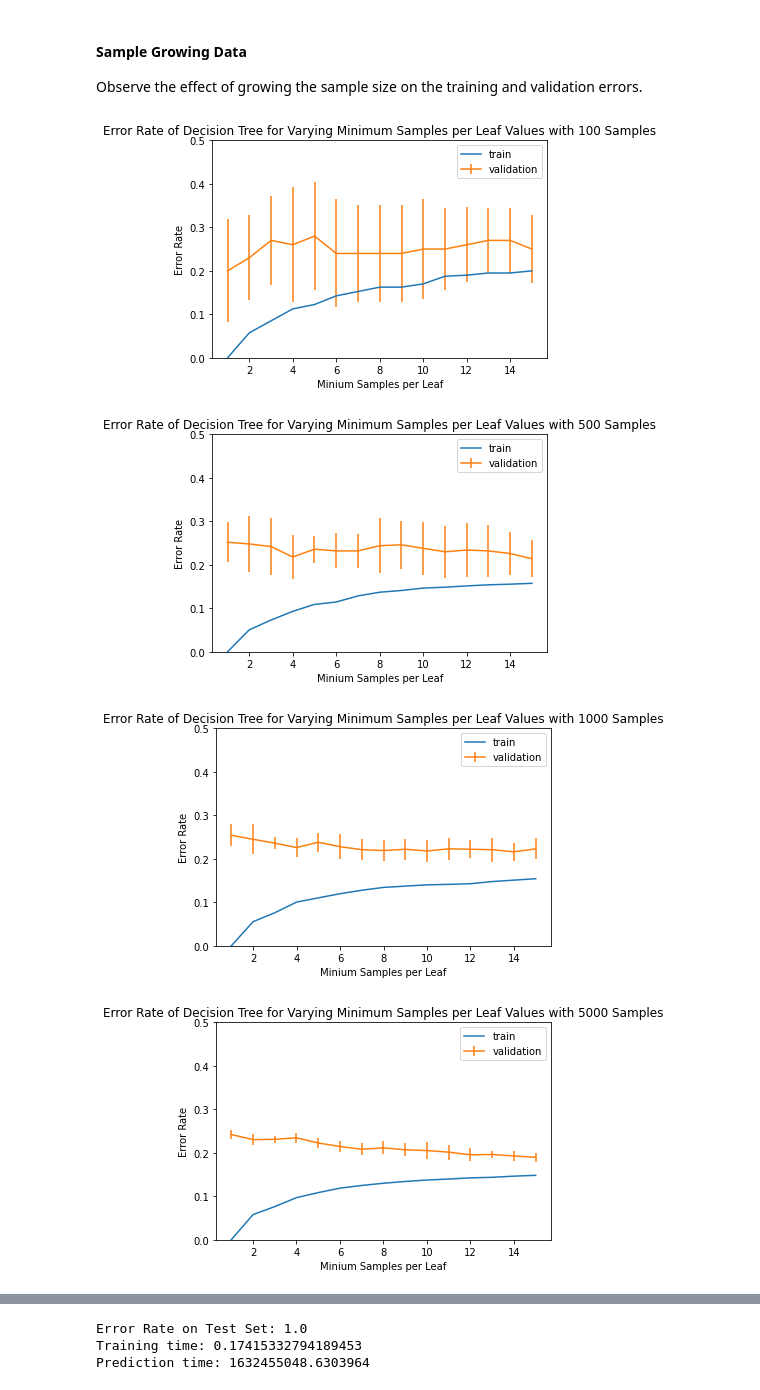
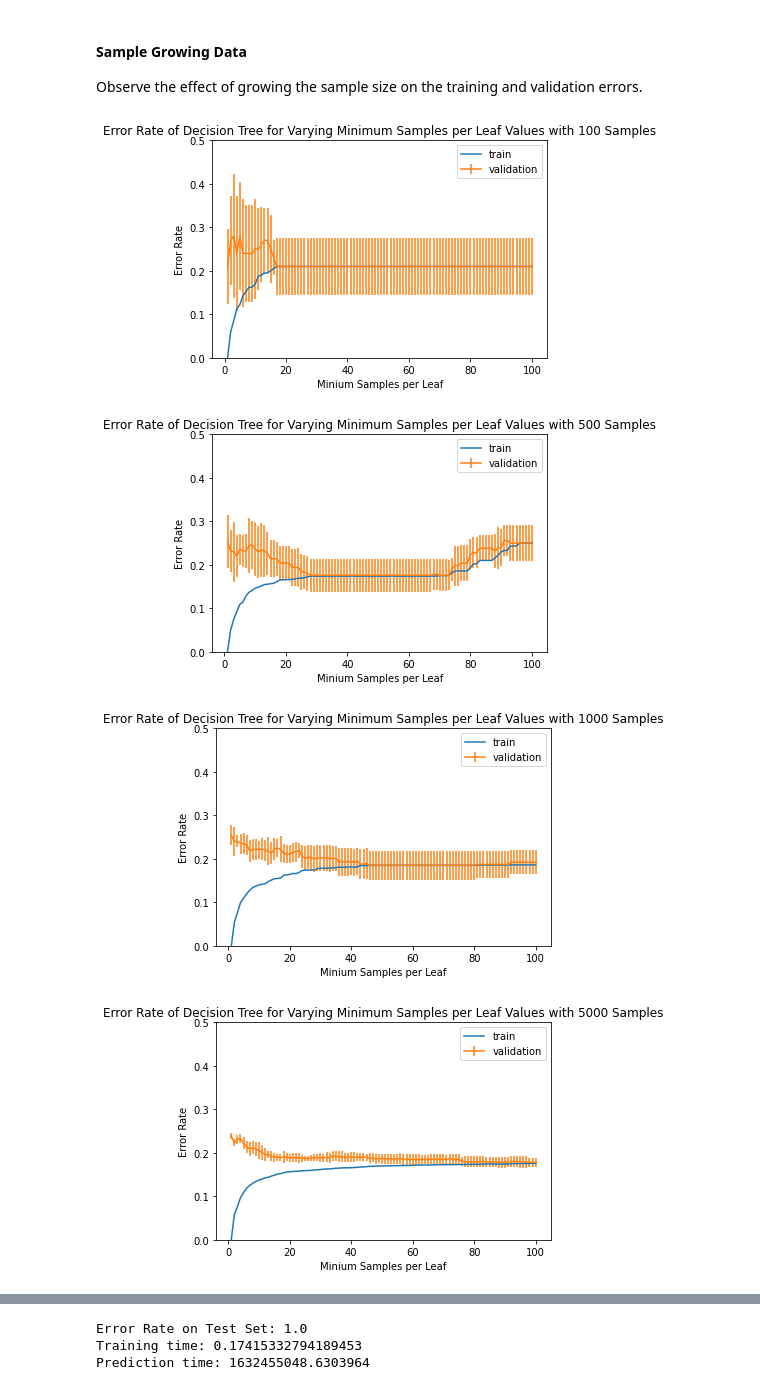
Before and after one commit to chrismartel/COMP551, a Jupyter notebook: adult_salary.ipynb, the cells around one changed output, grey strips where cells are left out. Cells and saved outputs as stored; diff of their text form; code cells hidden in the pictures.

```diff
--- a/adult_salary.ipynb
+++ b/adult_salary.ipynb
@@ -322,13 +335,13 @@ min_samples_per_leaves_list = list(range(1,16)) #1-10
 #### Cross-Validation
 # %%
 # decision tree cross-validation on full dataset
-err_val_matrix, err_train_matrix = my_validation.dt_cross_validation_max_depth(x_train, y_train, max_d_list, L, my_validation.error_rate)
+err_val_matrix, err_train_matrix = my_validation.dt_cross_validation(x_train, y_train, max_depth_list=max_depth_list, L=L, validation_metric_fn=my_validation.error_rate)
 err_val_means = np.mean(err_val_matrix, axis=1)
 
 # Visualize
 plt.title('Error Rate of Decision Tree for Different Maximum Depth Values with Full Dataset')
-plt.plot(max_d_list, np.mean(err_train_matrix, axis=1),  label='train')
-plt.errorbar(max_d_list, err_val_means, np.std(err_val_matrix, axis=1), label='validation')
+plt.plot(max_depth_list, np.mean(err_train_matrix, axis=1),  label='train')
+plt.errorbar(max_depth_list, err_val_means, np.std(err_val_matrix, axis=1), label='validation')
 plt.legend()
 plt.xlabel('Maximum Depth')
 plt.ylabel('Error Rate')
@@ -336,6 +349,6 @@ plt.ylim(0,0.5)
 plt.show()
 
 # The best K parameter is the one providing the smallest error rate
-Best_max_depth = max_d_list[np.argmin(err_val_means)]
-print("Best max depth parameter: {k}".format(k=Best_max_depth))
+best_max_depth = max_depth_list[np.argmin(err_val_means)]
+print("Best max depth parameter: {k}".format(k=best_max_depth))
 # %% [output]
@@ -347,22 +359,19 @@ Best max depth parameter: 7
 Observe the effect of growing the sample size on the training and validation errors.
 # %%
 sizes = [100, 500, 1000, 5000]
-
-# Max depth range list
-max_d_list = range(1,16)
 
 for s in sizes:
     # select s random samples from train dataset
     x_subset, y_subset = x_train[inds[:s]], y_train[inds[:s]]
 
     # apply cross validation to get validation and train accuracy matrices
-    err_val_matrix, err_train_matrix = my_validation.dt_cross_validation_max_depth(x_subset, y_subset, max_d_list, L, my_validation.error_rate)
+    err_val_matrix, err_train_matrix = my_validation.dt_cross_validation(x_subset, y_subset, max_depth_list=max_depth_list, L=L, validation_metric_fn=my_validation.error_rate)
 
     err_val_means = np.mean(err_val_matrix, axis=1)
 
     plt.title('Error Rate of Decision Tree for Varying Max Depth Values with {size} Samples'.format(size = s))
-    plt.plot(max_d_list, np.mean(err_train_matrix, axis=1),  label='train')
-    plt.errorbar(max_d_list, err_val_means, np.std(err_val_matrix, axis=1), label='validation')
+    plt.plot(max_depth_list, np.mean(err_train_matrix, axis=1),  label='train')
+    plt.errorbar(max_depth_list, err_val_means, np.std(err_val_matrix, axis=1), label='validation')
     plt.legend()
     plt.xlabel('Max Depth')
     plt.ylabel('error rate')
@@ -378,5 +387,5 @@ for s in sizes:
 # %%
-model = DecisionTreeClassifier(max_depth=Best_max_depth)
+model = DecisionTreeClassifier(max_depth=best_max_depth)
 start_time = time.time()
 model.fit(x_train, y_train)
 tr_time = time.time() - start_time
@@ -399,21 +408,21 @@ Prediction time: 1632455034.6527176
 #### Cross-Validation
 # %%
 # decision tree cross-validation on full dataset
-err_val_matrix, err_train_matrix = my_validation.dt_cross_validation_min_samples(x_train, y_train, min_samples_per_leaves_list, L, my_validation.error_rate)
+err_val_matrix, err_train_matrix = my_validation.dt_cross_validation(x_train, y_train, min_samples_per_leaf_list=min_samples_per_leaf_list, L=L, validation_metric_fn=my_validation.error_rate)
 err_val_means = np.mean(err_val_matrix, axis=1)
 
 # Visualize
 plt.title('Error Rate of Decision Tree for Different Minimum Samples per Leaf Values with Full Dataset')
-plt.plot(min_samples_per_leaves_list, np.mean(err_train_matrix, axis=1),  label='train')
-plt.errorbar(min_samples_per_leaves_list, err_val_means, np.std(err_val_matrix, axis=1), label='validation')
+plt.plot(min_samples_per_leaf_list, np.mean(err_train_matrix, axis=1),  label='train')
+plt.errorbar(min_samples_per_leaf_list, err_val_means, np.std(err_val_matrix, axis=1), label='validation')
 plt.legend()
 plt.xlabel('Minimum Samples per Leaf')
 plt.ylabel('Error Rate')
 plt.ylim(0,0.5)
 plt.show()
 
-Best_min_samples = min_samples_per_leaves_list[np.argmin(err_val_means)]
-print("Best min samples per leaf parameter: {k}".format(k=Best_min_samples))
+best_min_samples = min_samples_per_leaf_list[np.argmin(err_val_means)]
+print("Best min samples per leaf parameter: {k}".format(k=best_min_samples))
 # %% [output]
 [figure]
 Best min samples per leaf parameter: 15
@@ -423,30 +432,27 @@ Best min samples per leaf parameter: 15
 Observe the effect of growing the sample size on the training and validation errors.
 # %%
 sizes = [100, 500, 1000, 5000]
-
-# Min samples per leaf range list
-min_samples_per_leaves_list = list(range(1,16)) #1-10
 
 for s in sizes:
     # select s random samples from train dataset
     x_subset, y_subset = x_train[inds[:s]], y_train[inds[:s]]
 
     # apply cross validation to get validation and train accuracy matrices
-    err_val_matrix, err_train_matrix = my_validation.dt_cross_validation_min_samples(x_subset, y_subset, min_samples_per_leaves_list, L, my_validation.error_rate)
+    err_val_matrix, err_train_matrix = my_validation.dt_cross_validation(x_subset, y_subset, min_samples_per_leaf_list=min_samples_per_leaf_list, L=L, validation_metric_fn=my_validation.error_rate)
 
     err_val_means = np.mean(err_val_matrix, axis=1)
 
     plt.title('Error Rate of Decision Tree for Varying Minimum Samples per Leaf Values with {size} Samples'.format(size = s))
-    plt.plot(min_samples_per_leaves_list, np.mean(err_train_matrix, axis=1),  label='train')
-    plt.errorbar(min_samples_per_leaves_list, err_val_means, np.std(err_val_matrix, axis=1), label='validation')
+    plt.plot(min_samples_per_leaf_list, np.mean(err_train_matrix, axis=1),  label='train')
+    plt.errorbar(min_samples_per_leaf_list, err_val_means, np.std(err_val_matrix, axis=1), label='validation')
     plt.legend()
     plt.xlabel('Minium Samples per Leaf')
     plt.ylabel('Error Rate')
     plt.ylim(0,0.5)
     plt.show()
 # %% [output]
-[figure, old version]
+[figure, new version]
-[figure, old version]
+[figure, new version]
-[figure, old version]
+[figure, new version]
-[figure, old version]
+[figure, new version]
 # %% [markdown]
```
Also changed, not shown: parts of 15 cells of this notebook.
